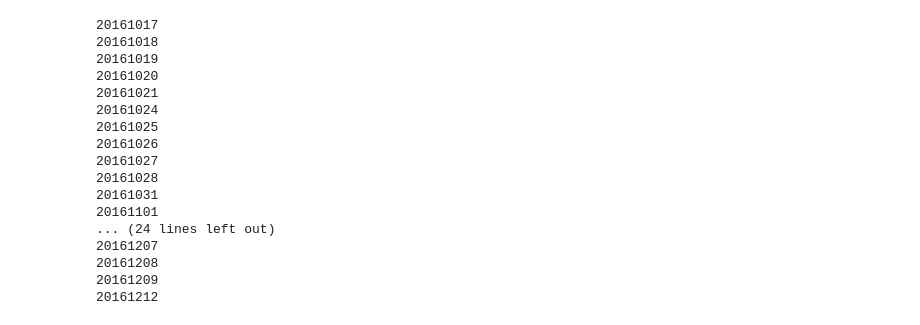
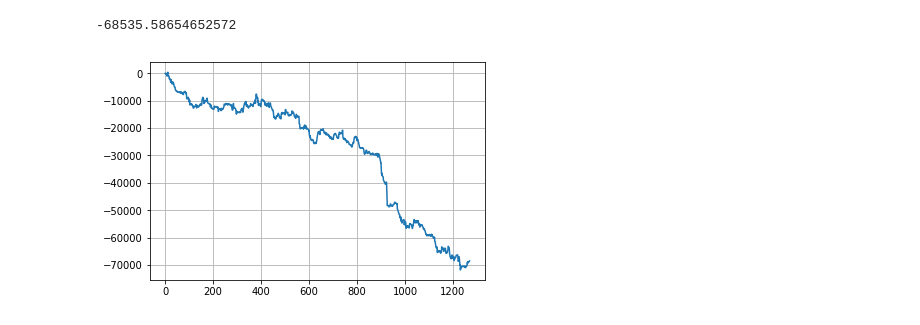
Before and after one commit to d0p34m1n3/repo_barbarossa, a Jupyter notebook: PycharmProjects/backtesting/test_backtest_ibo.ipynb, the cells around one changed output. Drawn from its saved outputs; the diff is of its cells as text; code cells hidden in the pictures.

```diff
--- a/PycharmProjects/backtesting/test_backtest_ibo.ipynb
+++ b/PycharmProjects/backtesting/test_backtest_ibo.ipynb
@@ -1,3 +11,5 @@
 # %%
 import contract_utilities.expiration as exp
-date_list = exp.get_bus_day_list(date_from=20100123, date_to=20170123)
+date_list = exp.get_bus_day_list(date_from=20121231, date_to=20180131)
+date_list.reverse()
+date_list
@@ -4,9 +34,9 @@ date_list = exp.get_bus_day_list(date_from=20100123, date_to=20170123)
 # %%
-import backtesting.backtest_ibo2 as bibo
-
-backtest_results = []
+import backtesting.backtest_ibo as bibo
+trades_frame_list = []
 
 for i in range(len(date_list)):
     print(date_list[i])
-    backtest_results.append(bibo.backtest_ibo_4date(trade_date=date_list[i]))
+    result_output = bibo.get_results_4date(date_to=date_list[i])
+    trades_frame_list.append(result_output['trades_frame'])
 # %% [output]
@@ -16,12 +60,16 @@ for i in range(len(date_list)):
+# %%
+import pandas as pd
+trades_frame = pd.concat(trades_frame_list)
+trades_frame['pnl_dollar'].sum()
+# %% [output]
+-68535.58654652572
 # %%
-import pandas as pd
-backtest_frame = pd.concat(backtest_results)
-backtest_frame['long_pnl3'].cumsum()
+import matplotlib.pyplot as plt
 
-#backtest_frame = backtest_frame[backtest_frame['long_term_trend']==1]
 
-import matplotlib.pyplot as plt
-plt.plot(backtest_frame['long_pnl1'].cumsum())
+plt.plot(range(len(trades_frame.index)),trades_frame['pnl_dollar'].cumsum())
 plt.grid()
 
 plt.show()
+# %% [output]
+[figure, added]
@@ -42,25 +75,0 @@ for i in range(len(date_list)):
-# %%
-import backtesting.backtest_ibo as bibo
-backtest_output_list = []
-
-for i in range(len(date_list)):
-    print(date_list[i])
-    backtest_output_list.append(bibo.backtest_continuous_ibo_4date(date_to=date_list[i]))
-# %% [output]
-20161017
-20161018
-20161019
-20161020
-20161021
-20161024
-20161025
-20161026
-20161027
-20161028
-20161031
-20161101
-... (24 lines left out)
-20161207
-20161208
-20161209
-20161212
```
Also changed, not shown: parts of 28 cells of this notebook, 11 other files.
